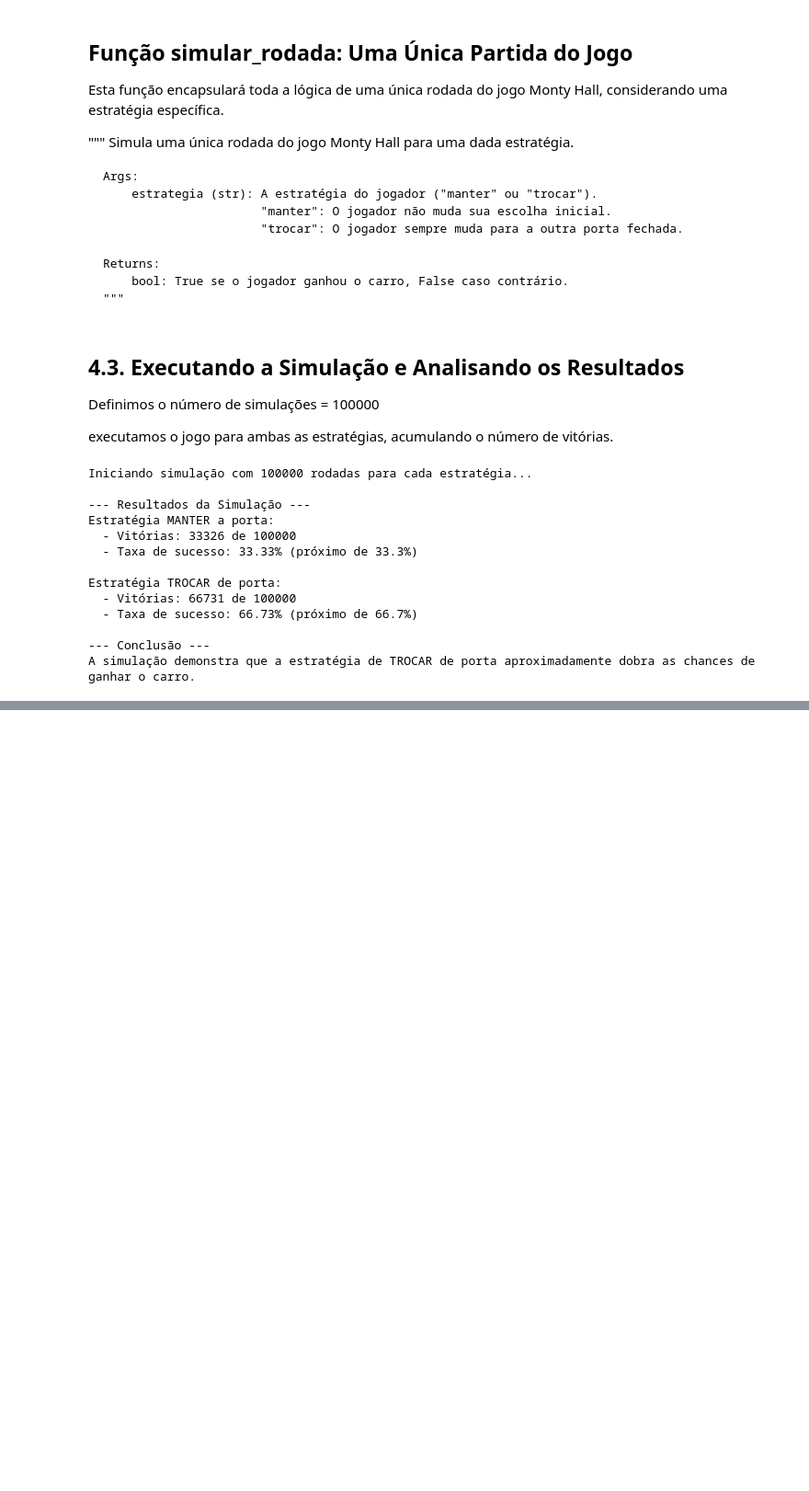
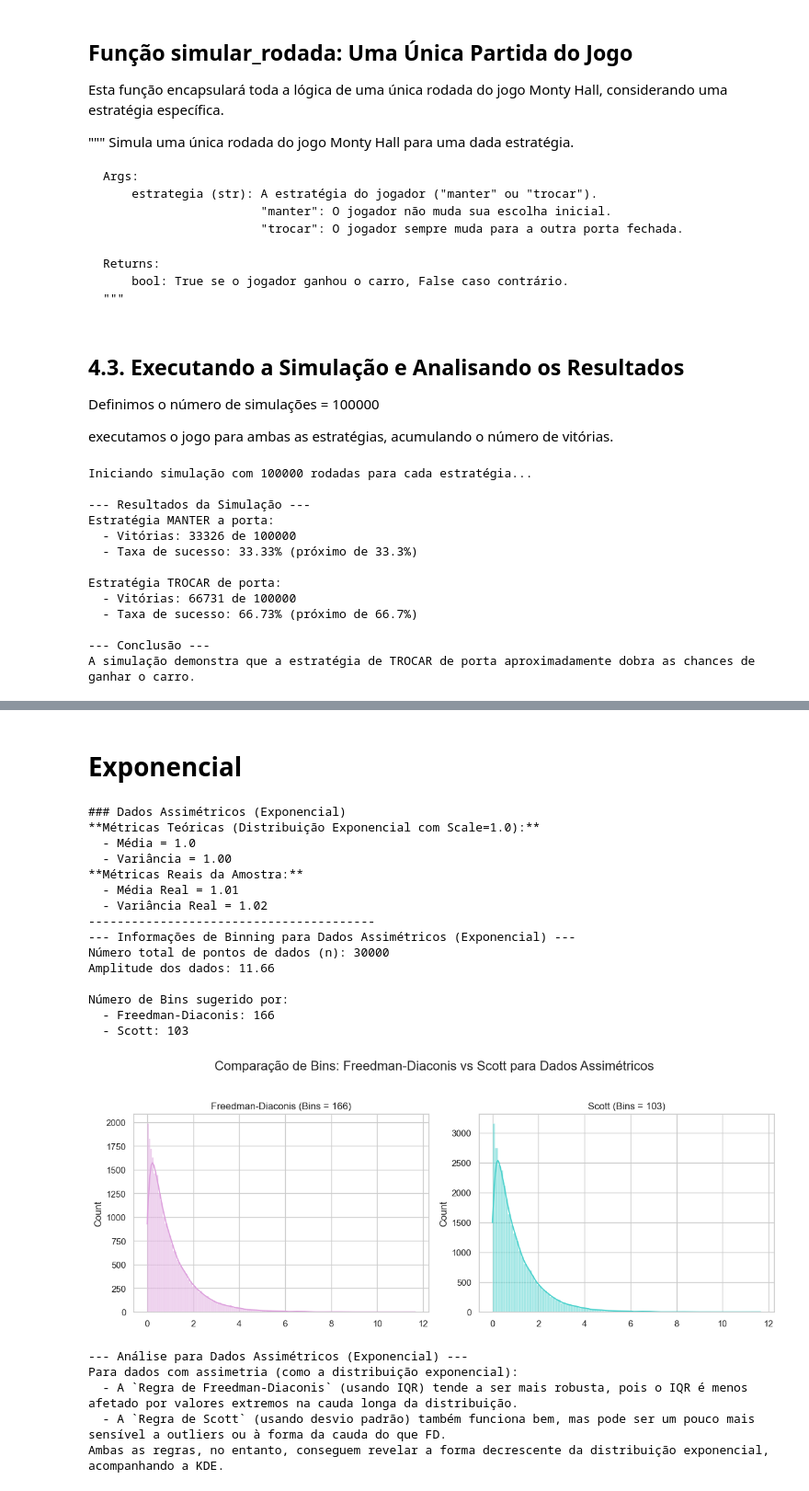
Before and after one commit to TomazFilgueira/PPGEEC2317---SISTEMAS-PROBABIL-STICOS, a Jupyter notebook: Project Euler.ipynb, the cells around one changed output, grey strips where cells are left out. Shown: that part at 92% size. Drawn from its saved outputs; the diff is of its cells as text; code cells hidden in the pictures; blank space fills up the shorter version.

```diff
--- a/Project Euler.ipynb
+++ b/Project Euler.ipynb
@@ -657,0 +807,66 @@ A simulação demonstra que a estratégia de TROCAR de porta aproximadamente dob
+# %% [markdown]
+# Exponencial
+# %%
+# Célula 3: Gerar Dados Assimétricos (Exponencial) e Comparar Bins
+
+np.random.seed(43) # Para reprodutibilidade
+scale_exp = 1.0 # Parâmetro beta da distribuição exponencial
+skewed_data = np.random.exponential(scale=scale_exp, size=30000)
+n_skewed = len(skewed_data)
+
+# --- Métricas Teóricas vs. Reais ---
+mean_theoretical_exp = scale_exp
+variance_theoretical_exp = scale_exp**2
+print(f"### Dados Assimétricos (Exponencial)")
+print(f"**Métricas Teóricas (Distribuição Exponencial com Scale={scale_exp}):**")
+print(f"  - Média = {mean_theoretical_exp}")
+print(f"  - Variância = {variance_theoretical_exp:.2f}")
+print(f"**Métricas Reais da Amostra:**")
+print(f"  - Média Real = {np.mean(skewed_data):.2f}")
+print(f"  - Variância Real = {np.var(skewed_data):.2f}")
+print("-" * 40)
+
+num_bins_fd_skewed, num_bins_scott_skewed = calculate_and_print_bins(skewed_data, n_skewed, "Assimétricos (Exponencial)")
+
+# Visualização e Comparação para Dados Assimétricos
+fig, axes = plt.subplots(1, 2, figsize=(12, 5))
+fig.suptitle('Comparação de Bins: Freedman-Diaconis vs Scott para Dados Assimétricos', fontsize=16)
+
+# 1. Regra de Freedman-Diaconis
+sns.histplot(skewed_data, bins=num_bins_fd_skewed, kde=True, ax=axes[0], color='plum')
+axes[0].set_title(f'Freedman-Diaconis (Bins = {num_bins_fd_skewed})')
+
+# 2. Regra de Scott
+sns.histplot(skewed_data, bins=num_bins_scott_skewed, kde=True, ax=axes[1], color='mediumturquoise')
+axes[1].set_title(f'Scott (Bins = {num_bins_scott_skewed})')
+
+plt.tight_layout(rect=[0, 0.03, 1, 0.95])
+plt.show()
+
+print("\n--- Análise para Dados Assimétricos (Exponencial) ---")
+print("Para dados com assimetria (como a distribuição exponencial):")
+print("  - A `Regra de Freedman-Diaconis` (usando IQR) tende a ser mais robusta, pois o IQR é menos afetado por valores extremos na cauda longa da distribuição.")
+print("  - A `Regra de Scott` (usando desvio padrão) também funciona bem, mas pode ser um pouco mais sensível a outliers ou à forma da cauda do que FD.")
+print("Ambas as regras, no entanto, conseguem revelar a forma decrescente da distribuição exponencial, acompanhando a KDE.")
+# %% [output]
+### Dados Assimétricos (Exponencial)
+**Métricas Teóricas (Distribuição Exponencial com Scale=1.0):**
+  - Média = 1.0
+  - Variância = 1.00
+**Métricas Reais da Amostra:**
+  - Média Real = 1.01
+  - Variância Real = 1.02
+----------------------------------------
+--- Informações de Binning para Dados Assimétricos (Exponencial) ---
+Número total de pontos de dados (n): 30000
+Amplitude dos dados: 11.66
+
+Número de Bins sugerido por:
+  - Freedman-Diaconis: 166
+  - Scott: 103
+[figure, added]
+--- Análise para Dados Assimétricos (Exponencial) ---
+Para dados com assimetria (como a distribuição exponencial):
+  - A `Regra de Freedman-Diaconis` (usando IQR) tende a ser mais robusta, pois o IQR é menos afetado por valores extremos na cauda longa da distribuição.
+  - A `Regra de Scott` (usando desvio padrão) também funciona bem, mas pode ser um pouco mais sensível a outliers ou à forma da cauda do que FD.
+Ambas as regras, no entanto, conseguem revelar a forma decrescente da distribuição exponencial, acompanhando a KDE.
```
Also changed, not shown: parts of 5 cells of this notebook.
